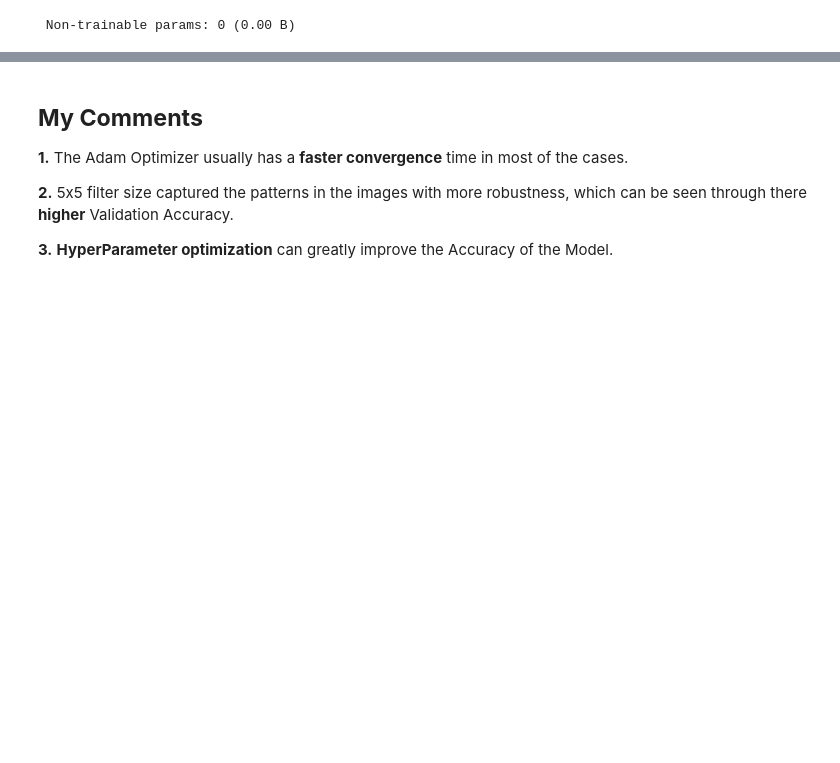
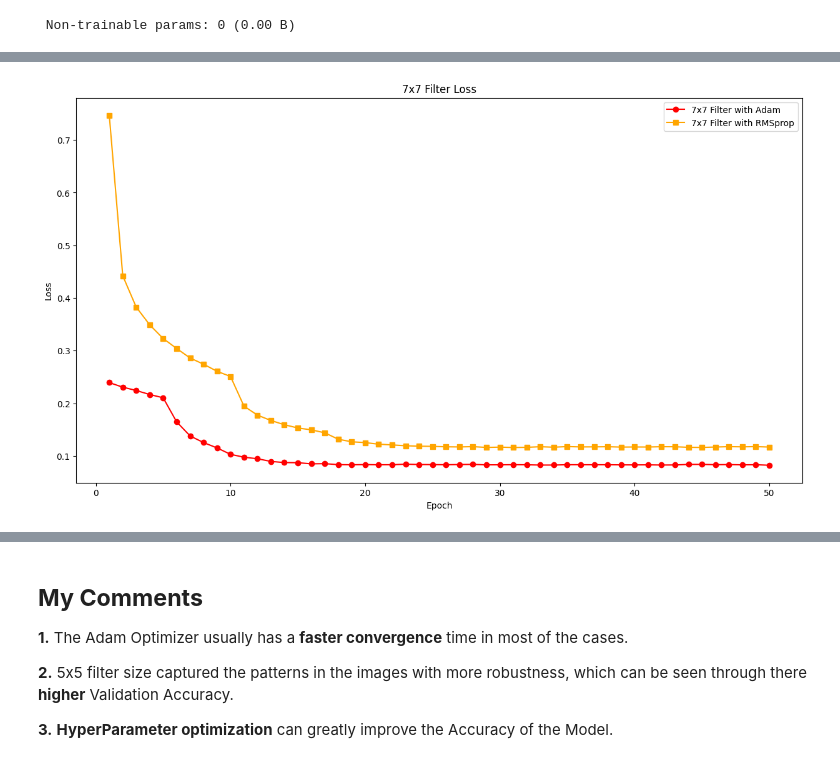
Before and after one commit to pungaliadarshil/23UADS4111-Darshil_Pungalia-NNLAB-2025, a Jupyter notebook: Exp-5.ipynb, the cells around one changed output, grey strips where cells are left out. Saved outputs shown, nothing was run; the diff lists cells and outputs as text; code cells hidden in the pictures; blank space fills up the shorter version.

```diff
--- a/Exp-5.ipynb
+++ b/Exp-5.ipynb
@@ -129,6 +167,10 @@ model3x3.compile(loss = tf.keras.losses.CategoricalCrossentropy(from_logits = Tr
 model5x5.compile(loss = tf.keras.losses.CategoricalCrossentropy(from_logits = True),
     optimizer = tf.keras.optimizers.RMSprop(learning_rate=5e-4),
     metrics = ['accuracy', 'precision', 'recall'])
+
+model7x7.compile(loss = tf.keras.losses.CategoricalCrossentropy(from_logits = True),
+    optimizer = tf.keras.optimizers.RMSprop(learning_rate=18e-4),
+    metrics = ['accuracy', 'precision', 'recall'])
 # %%
 import time
 
@@ -332,0 +539,11 @@ plt.legend();
+# %%
+# Loss Comparision
+plt.figure(figsize=(15, 8))
+plt.plot(epochs, history7x7Adam.history["loss"], label="7x7 Filter with Adam", marker='o', color='r')
+plt.plot(epochs, history7x7.history["loss"], label="7x7 Filter with RMSprop", marker='s', color='#FFA500')
+plt.xlabel("Epoch")
+plt.ylabel("Loss")
+plt.title("7x7 Filter Loss")
+plt.legend();
+# %% [output]
+[figure, added]
```
Also changed, not shown: parts of 21 cells of this notebook.
